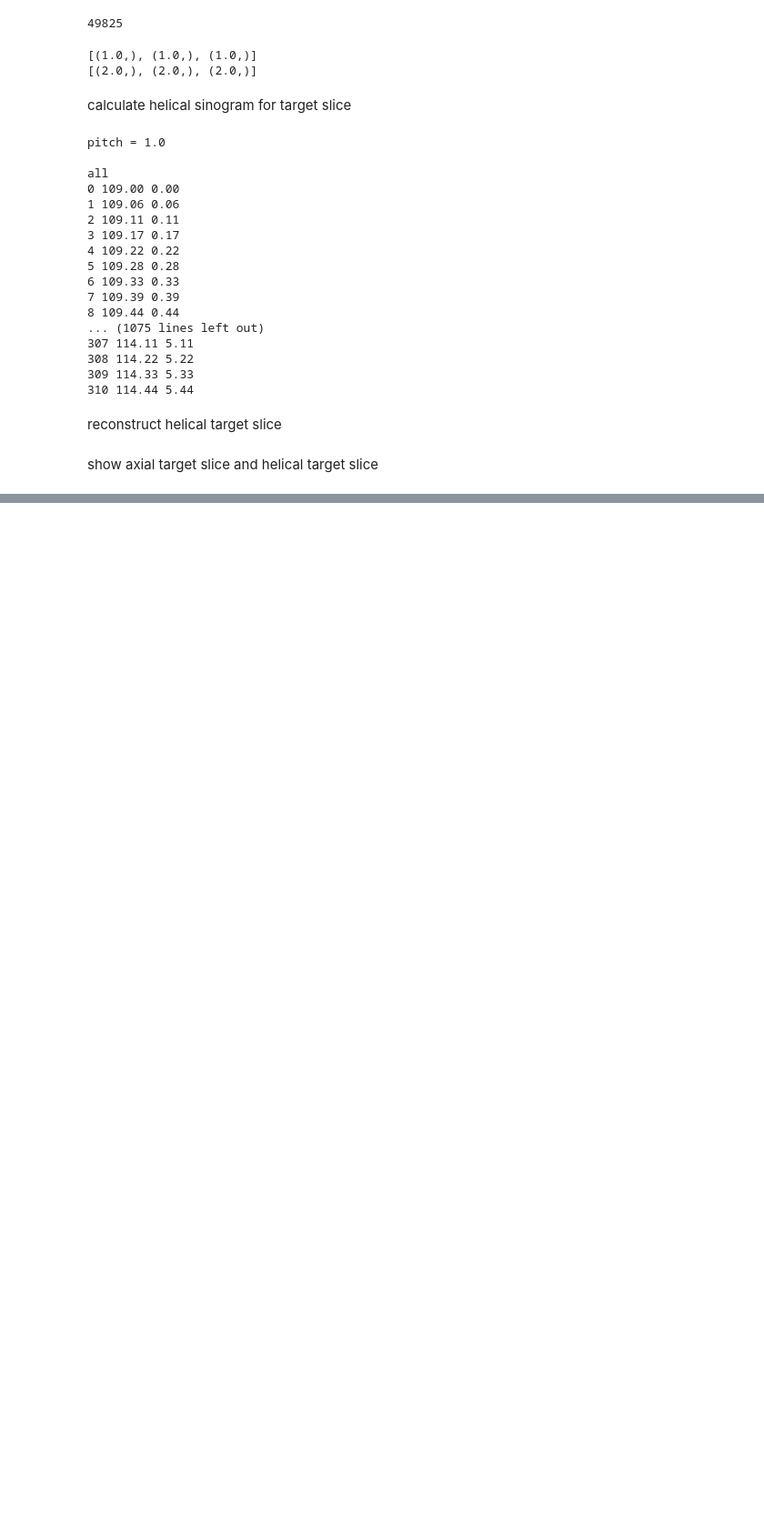
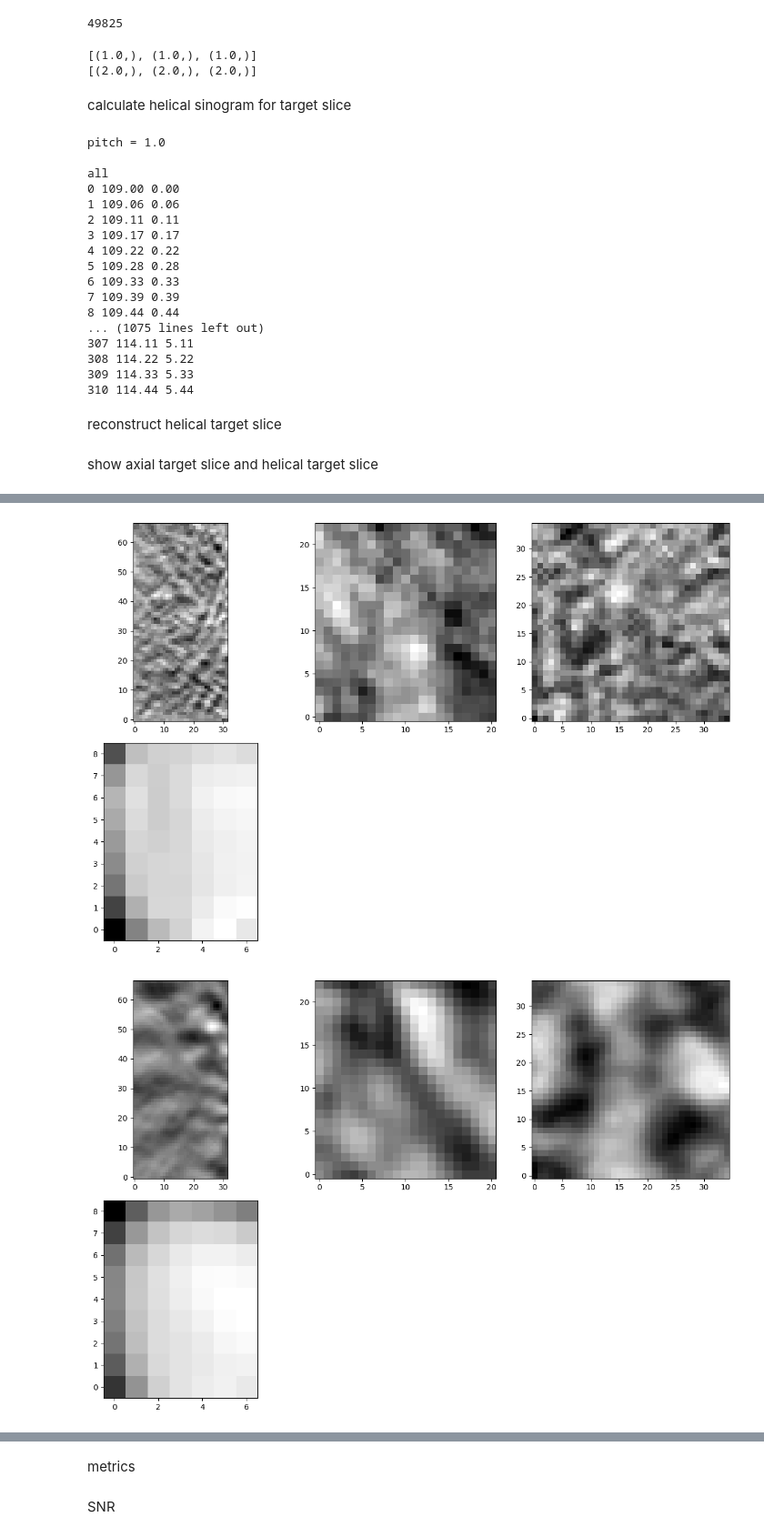
Before and after one commit to trubby22/mrigi-msi-cw, a Jupyter notebook: code/main.ipynb, the cells around one changed output, grey strips where cells are left out. Shown at 91% size. Drawn from its saved outputs; the diff is of its cells as text; code cells hidden in the pictures; blank space fills up the shorter version.

```diff
--- a/code/main.ipynb
+++ b/code/main.ipynb
@@ -270,0 +357,25 @@ show_images(imgs, titles)
+# %%
+masked_imgss = []
+roiss = []
+for j in range(len(imgs)):
+    target_img = imgs[j]
+    img_height, img_width = target_img.shape
+    masked_imgs = []
+    rois = []
+    for i in range(len(rectangles)):
+        mask = np.zeros_like(target_img, dtype=bool)
+        bot_left_x, bot_left_y, width, height = rectangles[i]
+        roi_slice = slice(bot_left_y, bot_left_y + height), slice(bot_left_x, bot_left_x + width)
+        mask[roi_slice] = True
+        masked_img = np.where(mask, target_img, 0.0)
+        masked_imgs.append(masked_img)
+        rois.append(target_img[roi_slice])
+    masked_imgss.append(masked_imgs)
+    roiss.append(rois)
+# show_images(masked_imgss[0], None, [])
+for i in range(len(roiss)):
+    show_images(roiss[i], None, [])
+# show_images([target_img[:80, :120]], None, [])
+# %% [output]
+[figure, added]
+[figure, added]
@@ -270,0 +383,4 @@ show_images(imgs, titles)
+# %% [markdown]
+metrics
+# %% [markdown]
+SNR
```
Also changed, not shown: parts of 6 cells of this notebook.
